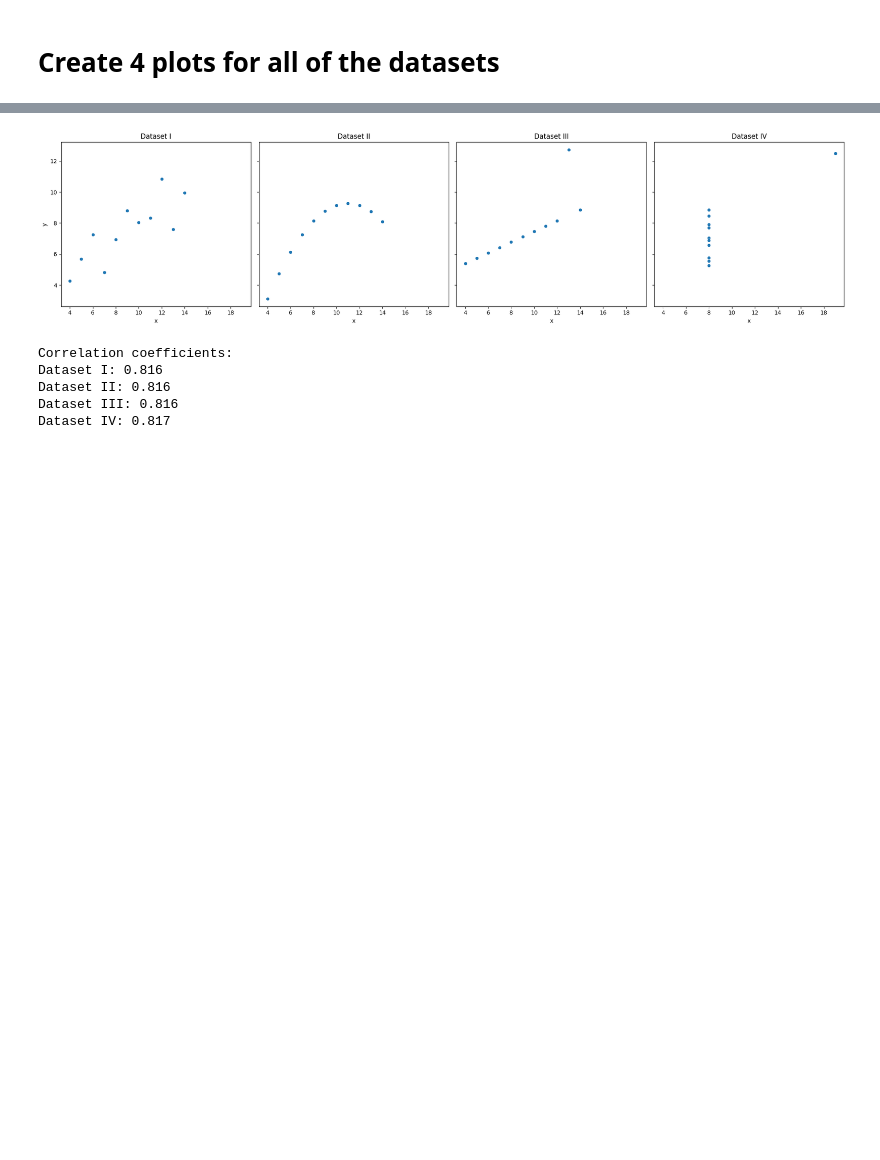
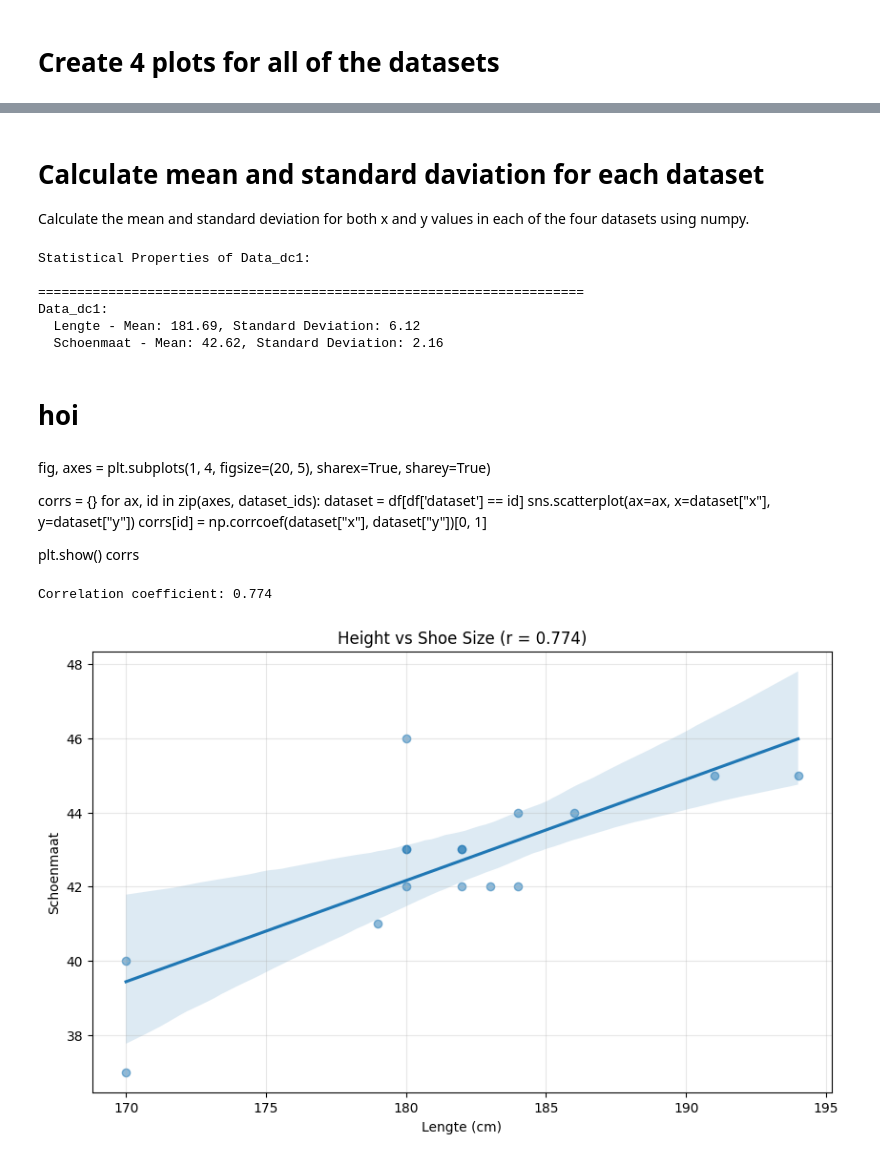
Before and after one commit to BuckInVoid/DataScienceZuyd, a Jupyter notebook: Assignments/Week1assignment.ipynb, the cells around one changed output, grey strips where cells are left out. Saved outputs shown, nothing was run; the diff lists cells and outputs as text; code cells hidden in the pictures; blank space fills up the shorter version.

Commit message:
Added dataset 1 to assignment 1

```diff
--- a/Assignments/Week1assignment.ipynb
+++ b/Assignments/Week1assignment.ipynb
@@ -75,0 +103,7 @@ This means that the mean and standard deviation alone do NOT tell the full story
+# %%
+# Load the Anscombe's Quartet dataset from the datasets folder.
+df = pd.read_csv('../datasets/data_dc1.csv', sep=';')
+
+print("Dataset preview")
+print(f"Columns: {list(df.columns)}")
+df.head()
@@ -76,24 +119,29 @@ This means that the mean and standard deviation alone do NOT tell the full story
+# %% [markdown]
+# Calculate mean and standard daviation for each dataset
+Calculate the mean and standard deviation for both x and y values in each of the four datasets using numpy.
 # %%
-# Create scatter plots for all four datasets
-fig, axes = plt.subplots(1, 4, figsize=(20, 5), sharex=True, sharey=True)
+print("Statistical Properties of Data_dc1:\n")
+print("=" * 70)
 
-corrs = {}
-for ax, dataset_id in zip(axes, dataset_ids):
-    dataset = df[df['dataset'] == dataset_id]
-    sns.scatterplot(ax=ax, x=dataset["x"], y=dataset["y"])
-    ax.set_title(f'Dataset {dataset_id}')
-    corrs[dataset_id] = np.corrcoef(dataset["x"], dataset["y"])[0, 1]
+# Extract values directly (no loop needed - only one dataset)
+x_values = df['lengte'].values
+y_values = df['schoenmaat'].values
 
-plt.tight_layout()
-plt.show()
+x_mean = np.mean(x_values)
+x_std = np.std(x_values, ddof=1)
 
-print("\nCorrelation coefficients:")
-for dataset_id, corr in corrs.items():
-    print(f"Dataset {dataset_id}: {corr:.3f}")
+y_mean = np.mean(y_values)
+y_std = np.std(y_values, ddof=1)
+
+print(f"Data_dc1:")
+print(f"  Lengte - Mean: {x_mean:.2f}, Standard Deviation: {x_std:.2f}")
+print(f"  Schoenmaat - Mean: {y_mean:.2f}, Standard Deviation: {y_std:.2f}")
 # %% [output]
-[figure, removed]
-Correlation coefficients:
-Dataset I: 0.816
-Dataset II: 0.816
-Dataset III: 0.816
-Dataset IV: 0.817
+Statistical Properties of Data_dc1:
+
+======================================================================
+Data_dc1:
+  Lengte - Mean: 181.69, Standard Deviation: 6.12
+  Schoenmaat - Mean: 42.62, Standard Deviation: 2.16
+# %% [markdown]
+# hoi
@@ -99,0 +165,27 @@ Dataset IV: 0.817
+# %% [markdown]
+fig, axes = plt.subplots(1, 4, figsize=(20, 5), sharex=True, sharey=True)
+
+corrs = {}
+for ax, id in zip(axes, dataset_ids):
+    dataset = df[df['dataset'] == id]
+    sns.scatterplot(ax=ax, x=dataset["x"], y=dataset["y"])
+    corrs[id] = np.corrcoef(dataset["x"], dataset["y"])[0, 1]
+
+plt.show()
+corrs
+# %%
+# Correlation between lengte and schoenmaat
+correlation = np.corrcoef(df['lengte'], df['schoenmaat'])[0, 1]
+print(f"\nCorrelation coefficient: {correlation:.3f}")
+
+# Scatter plot with regression line
+plt.figure(figsize=(10, 6))
+sns.regplot(x='lengte', y='schoenmaat', data=df, scatter_kws={'alpha':0.5})
+plt.title(f'Height vs Shoe Size (r = {correlation:.3f})')
+plt.xlabel('Lengte (cm)')
+plt.ylabel('Schoenmaat')
+plt.grid(alpha=0.3)
+plt.show()
+# %% [output]
+Correlation coefficient: 0.774
+[figure, added]
```
Also changed, not shown: parts of 7 cells of this notebook.
